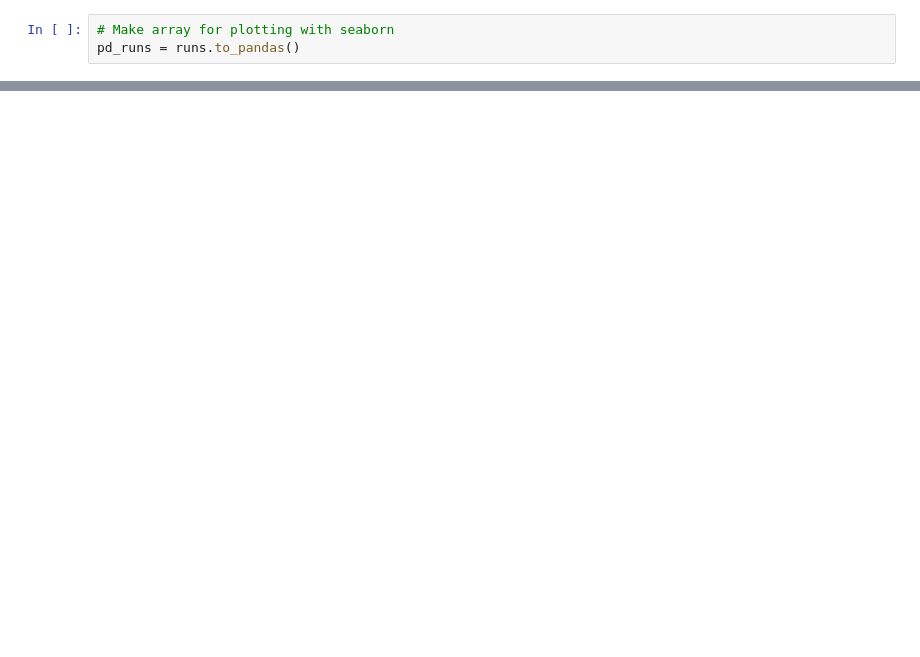
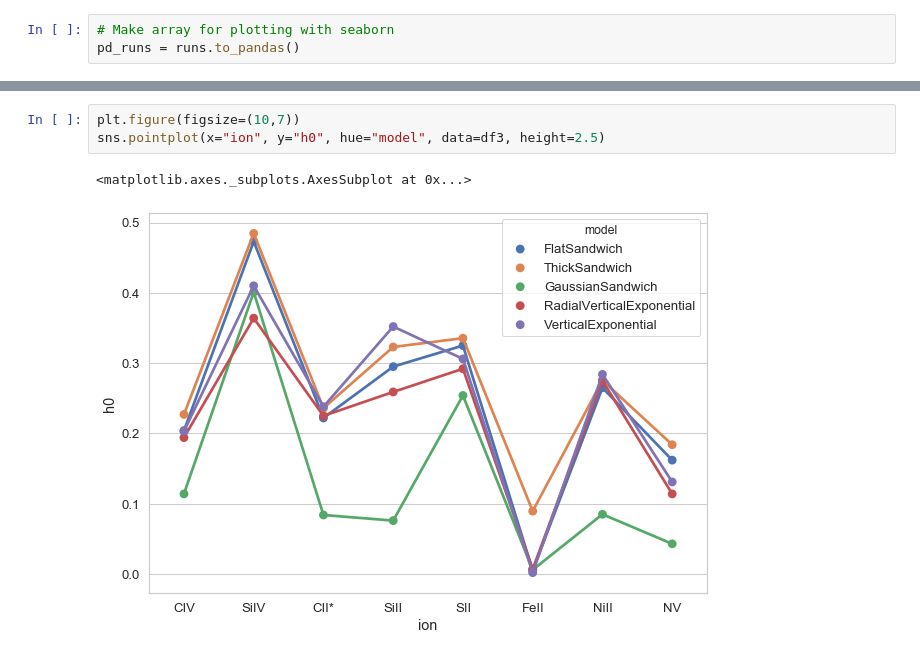
Before and after one commit to hvbish/DHmodels, a Jupyter notebook: DHmodels_analysis.ipynb, the cells around one changed output, grey strips where cells are left out. Drawn from its saved outputs; the diff is of its cells as text; blank space fills up the shorter version.

```diff
--- a/DHmodels_analysis.ipynb
+++ b/DHmodels_analysis.ipynb
@@ -203,0 +483,6 @@ ax.set_xlabel('X_axis',fontsize=20);
+# %%
+plt.figure(figsize=(10,7))
+sns.pointplot(x="ion", y="h0", hue="model", data=df3, height=2.5)
+# %% [output]
+<matplotlib.axes._subplots.AxesSubplot at 0x...>
+[figure, added]
```
Also changed, not shown: parts of 23 cells of this notebook, 2 other files.
